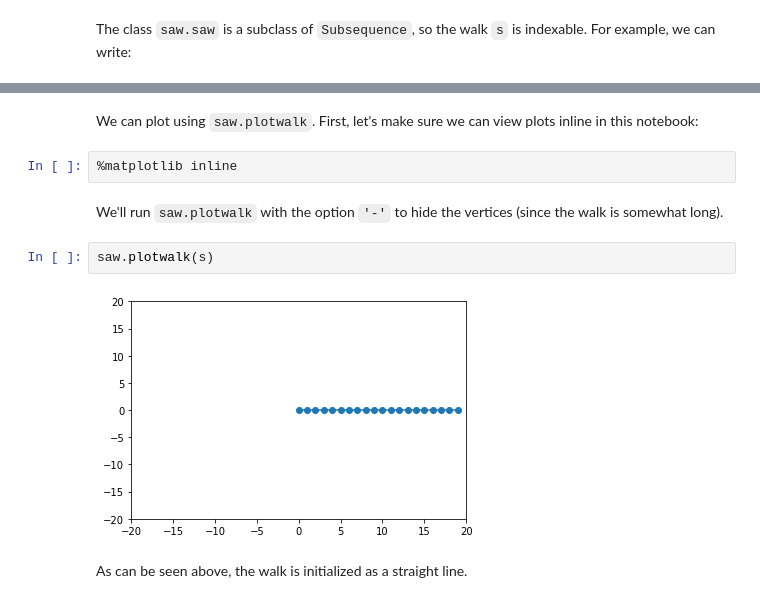
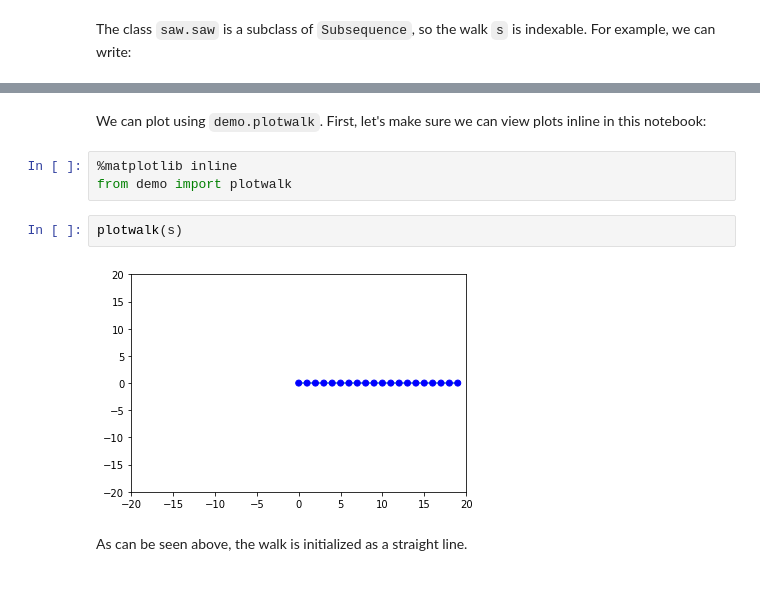
Before and after one commit to bencwallace/saw, a Jupyter notebook: saw-simulation.ipynb, the cells around one changed output, grey strips where cells are left out. Cells and saved outputs as stored; diff of their text form.

```diff
--- a/saw-simulation.ipynb
+++ b/saw-simulation.ipynb
@@ -60,13 +60,12 @@ array([10,  0])
 # %% [markdown]
-We can plot using `saw.plotwalk`. First, let's make sure we can view plots inline in this notebook:
+We can plot using `demo.plotwalk`. First, let's make sure we can view plots inline in this notebook:
 # %%
 %matplotlib inline
+from demo import plotwalk
-# %% [markdown]
-We'll run `saw.plotwalk` with the option `'-'` to hide the vertices (since the walk is somewhat long).
-# %%
-saw.plotwalk(s)
-# %% [output]
-[figure, removed]
+# %%
+plotwalk(s)
+# %% [output]
+[figure, added]
 # %% [markdown]
 As can be seen above, the walk is initialized as a straight line.
 # %% [markdown]
```
Also changed, not shown: parts of 17 cells of this notebook, 1 other file.
